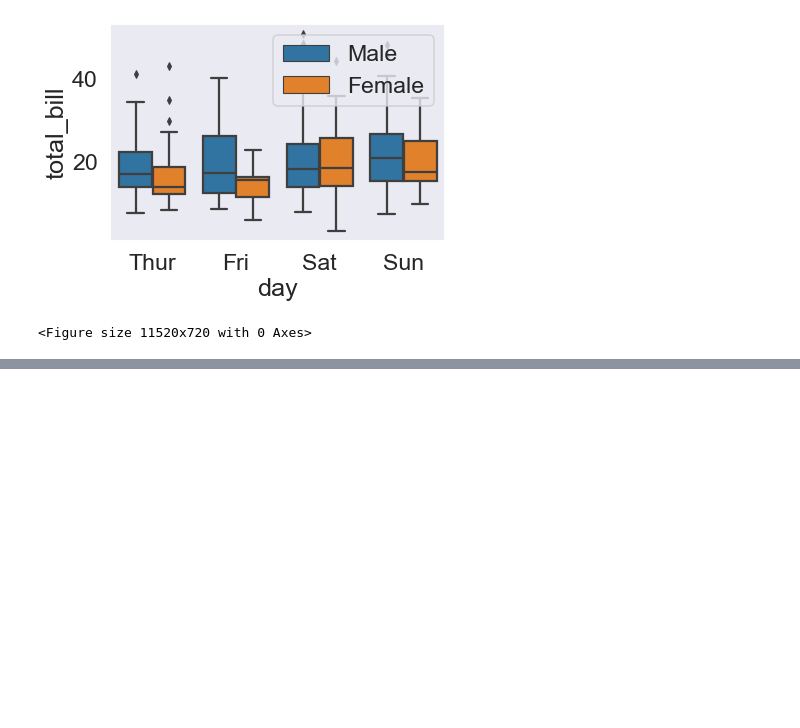
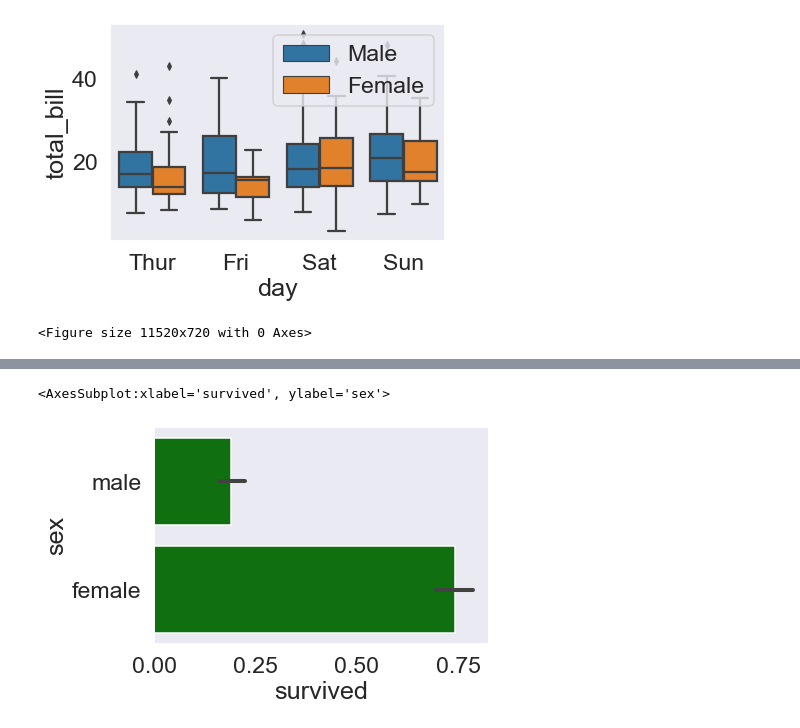
Before and after one commit to dena-den/Jupyter-projects, a Jupyter notebook: tutors_by_Keith/Seaborn_tutor.ipynb, the cells around one changed output, grey strips where cells are left out. Cells and saved outputs as stored; diff of their text form; code cells hidden in the pictures; blank space fills up the shorter version.

```diff
--- a/tutors_by_Keith/Seaborn_tutor.ipynb
+++ b/tutors_by_Keith/Seaborn_tutor.ipynb
@@ -118,0 +131,5 @@ plt.legend(loc=1)
+# %%
+sns.barplot(y='sex', x='survived', data=titanic, color='green')
+# %% [output]
+<AxesSubplot:xlabel='survived', ylabel='sex'>
+[figure, added]
```
Also changed, not shown: parts of 16 cells of this notebook, 6 other files.
